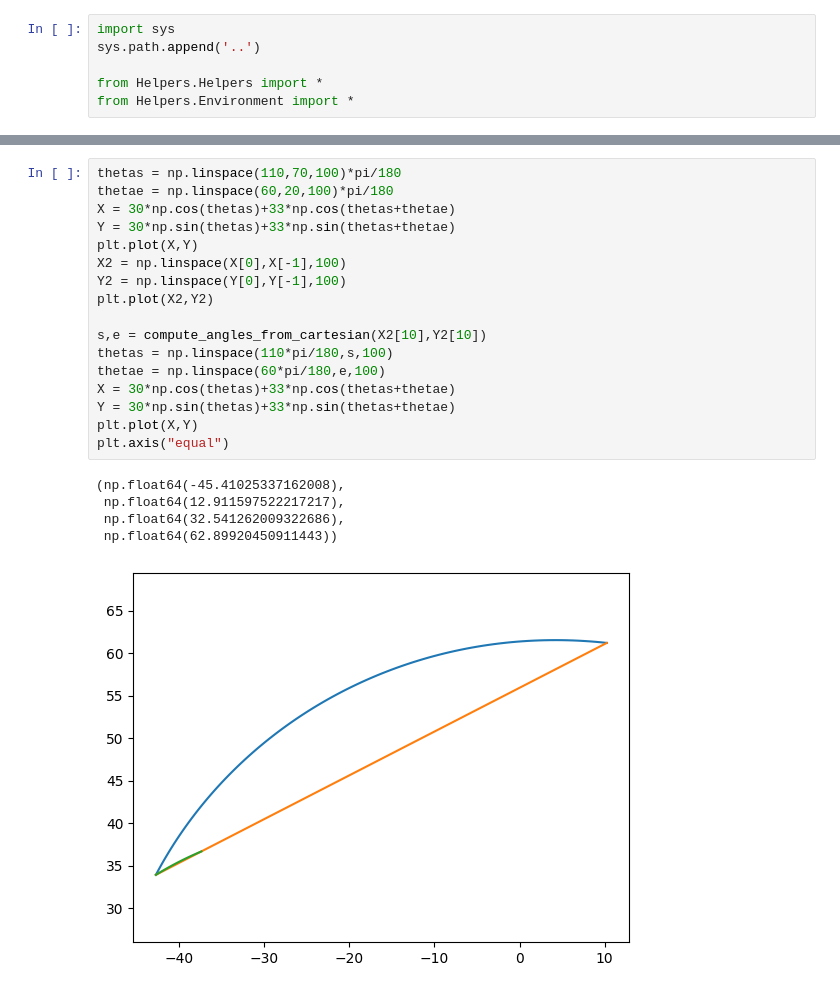
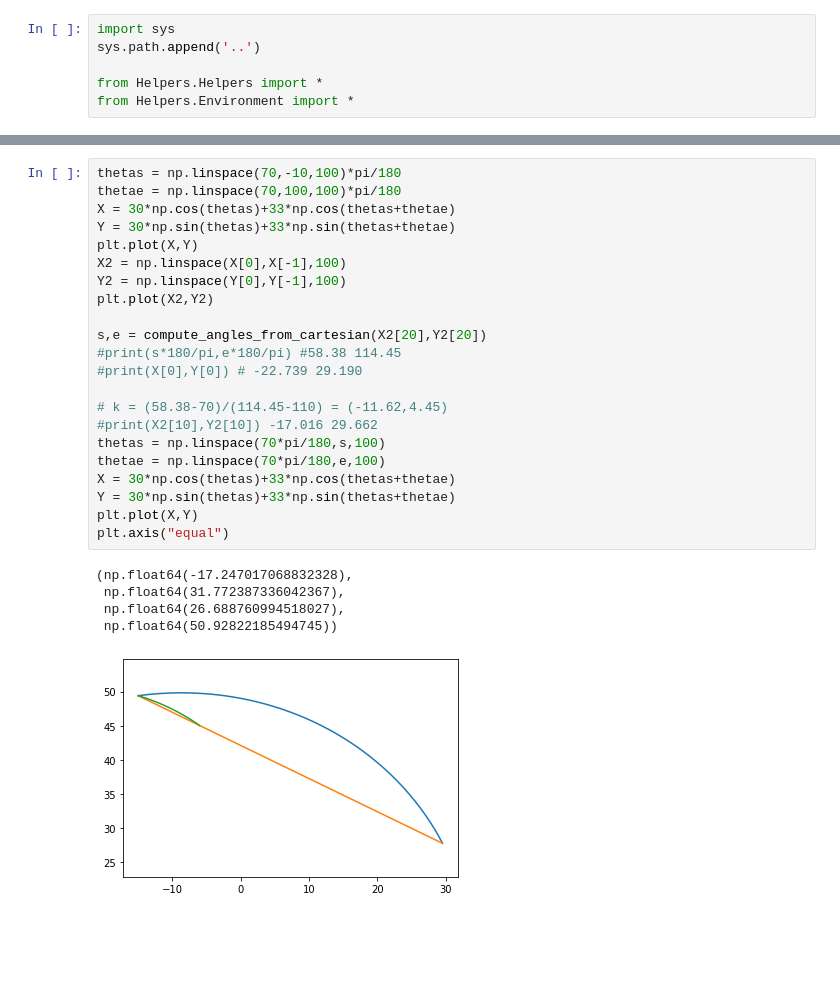
Before and after one commit to AlexandreThy/PhD, a Jupyter notebook: CurrentParts/PathConstraint.ipynb, the cells around one changed output, grey strips where cells are left out. Saved outputs shown, nothing was run; the diff lists cells and outputs as text; blank space fills up the shorter version.

```diff
--- a/CurrentParts/PathConstraint.ipynb
+++ b/CurrentParts/PathConstraint.ipynb
@@ -265,23 +325,28 @@ plt.axis("equal")
 # %%
-thetas = np.linspace(110,70,100)*pi/180
-thetae = np.linspace(60,20,100)*pi/180
+thetas = np.linspace(70,-10,100)*pi/180
+thetae = np.linspace(70,100,100)*pi/180
 X = 30*np.cos(thetas)+33*np.cos(thetas+thetae)
 Y = 30*np.sin(thetas)+33*np.sin(thetas+thetae)
 plt.plot(X,Y)
 X2 = np.linspace(X[0],X[-1],100)
 Y2 = np.linspace(Y[0],Y[-1],100)
 plt.plot(X2,Y2)
 
-s,e = compute_angles_from_cartesian(X2[10],Y2[10])
-thetas = np.linspace(110*pi/180,s,100)
-thetae = np.linspace(60*pi/180,e,100)
+s,e = compute_angles_from_cartesian(X2[20],Y2[20])
+#print(s*180/pi,e*180/pi) #58.38 114.45
+#print(X[0],Y[0]) # -22.739 29.190
+
+# k = (58.38-70)/(114.45-110) = (-11.62,4.45)
+#print(X2[10],Y2[10]) -17.016 29.662
+thetas = np.linspace(70*pi/180,s,100)
+thetae = np.linspace(70*pi/180,e,100)
 X = 30*np.cos(thetas)+33*np.cos(thetas+thetae)
 Y = 30*np.sin(thetas)+33*np.sin(thetas+thetae)
 plt.plot(X,Y)
 plt.axis("equal")
 # %% [output]
-(np.float64(-45.41025337162008),
- np.float64(12.911597522217217),
- np.float64(32.541262009322686),
- np.float64(62.89920450911443))
+(np.float64(-17.247017068832328),
+ np.float64(31.772387336042367),
+ np.float64(26.688760994518027),
+ np.float64(50.92822185494745))
-[figure, old version]
+[figure, new version]
```
Also changed, not shown: parts of 14 cells of this notebook.
